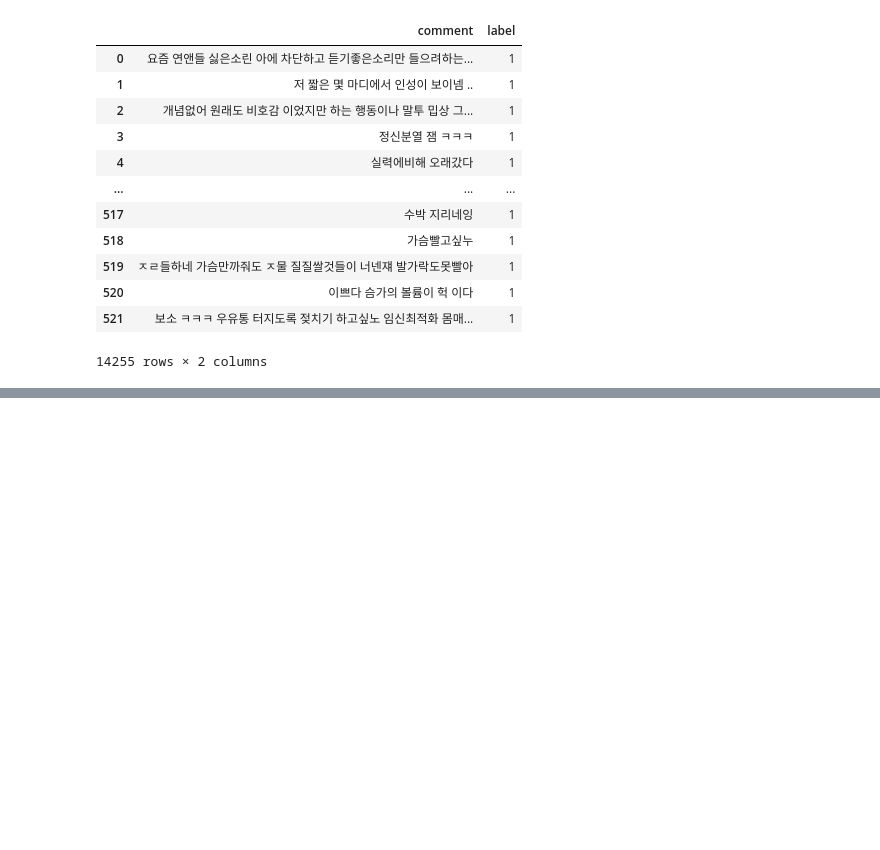
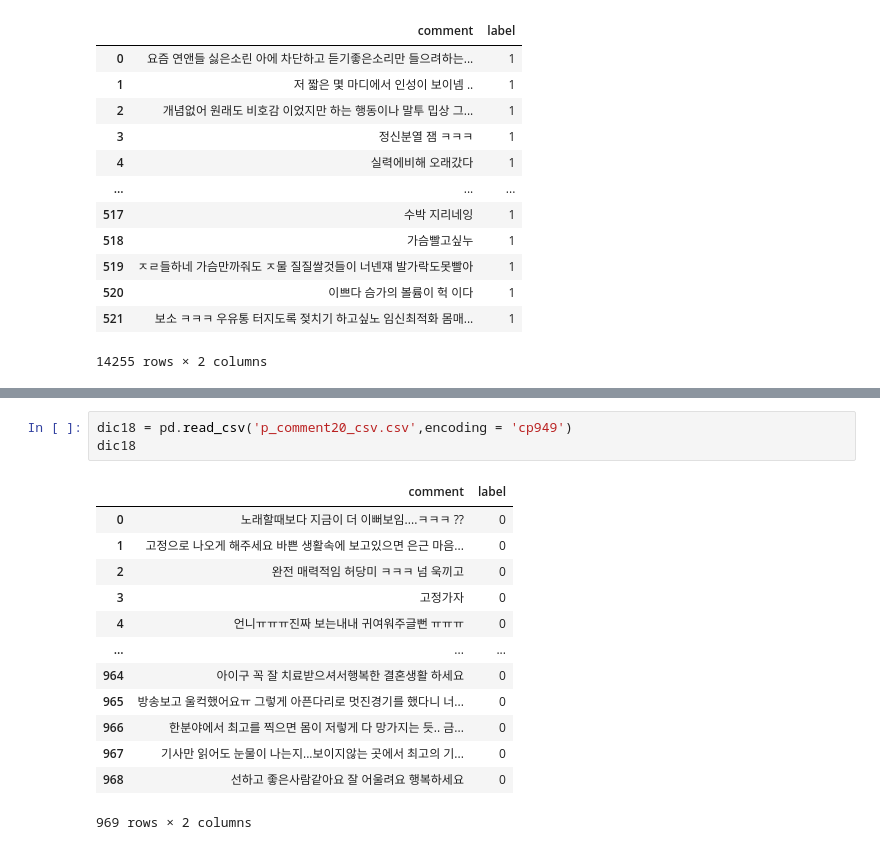
Before and after one commit to sooyeon-go/grad_project, a Jupyter notebook: comment_crawling_r/comment2_csv.ipynb, the cells around one changed output, grey strips where cells are left out. Cells and saved outputs as stored; diff of their text form; blank space fills up the shorter version.

```diff
--- a/comment_crawling_r/comment2_csv.ipynb
+++ b/comment_crawling_r/comment2_csv.ipynb
@@ -1065,0 +1090,17 @@ fi16
+# %%
+dic18 = pd.read_csv('p_comment20_csv.csv',encoding = 'cp949')
+dic18
+# %% [output]
+|  | comment | label |
+| 0 | 노래할때보다 지금이 더 이뻐보임....ㅋㅋㅋ ?? | 0 |
+| 1 | 고정으로 나오게 해주세요 바쁜 생활속에 보고있으면 은근 마음... | 0 |
+| 2 | 완전 매력적임 허당미 ㅋㅋㅋ 넘 욱끼고 | 0 |
+| 3 | 고정가자 | 0 |
+| 4 | 언니ㅠㅠㅠ진짜 보는내내 귀여워주글뻔 ㅠㅠㅠ | 0 |
+| ... | ... | ... |
+| 964 | 아이구 꼭 잘 치료받으셔서행복한 결혼생활 하세요 | 0 |
+| 965 | 방송보고 울컥했어요ㅠ 그렇게 아픈다리로 멋진경기를 했다니 너... | 0 |
+| 966 | 한분야에서 최고를 찍으면 몸이 저렇게 다 망가지는 듯.. 금... | 0 |
+| 967 | 기사만 읽어도 눈물이 나는지...보이지않는 곳에서 최고의 기... | 0 |
+| 968 | 선하고 좋은사람같아요 잘 어울려요 행복하세요 | 0 |
+969 rows × 2 columns
```
Also changed, not shown: parts of 3 cells of this notebook.
